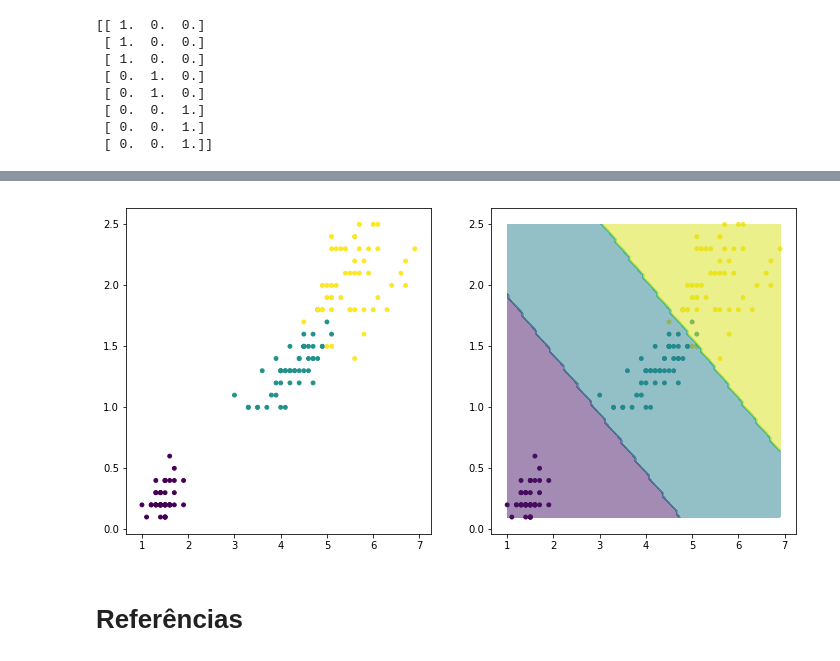
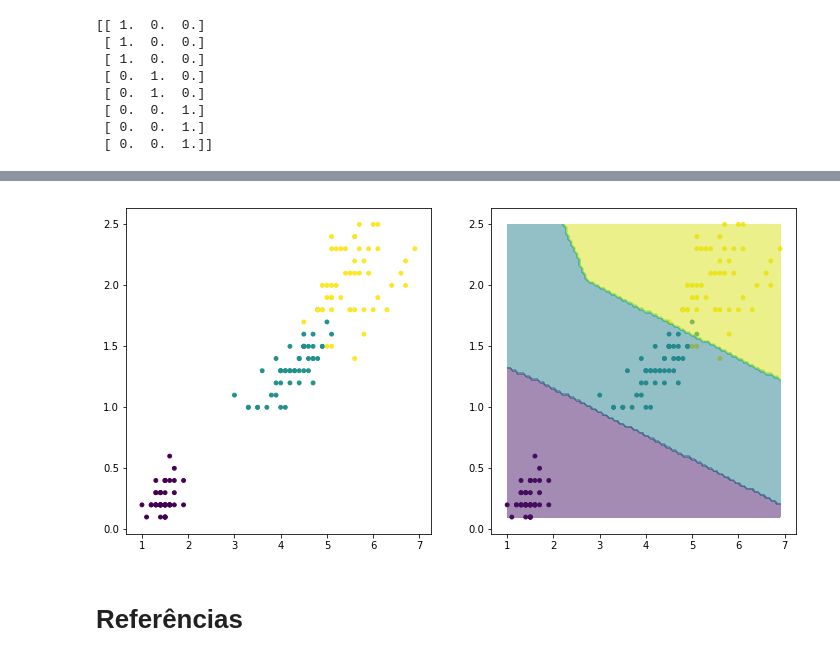
Before and after one commit to arnaldog12/Manual-Pratico-Deep-Learning, a Jupyter notebook: Rede Neural.ipynb, the cells around one changed output, grey strips where cells are left out. Drawn from its saved outputs; the diff is of its cells as text; code cells hidden in the pictures.

```diff
--- a/Rede Neural.ipynb
+++ b/Rede Neural.ipynb
@@ -1268,11 +1282,11 @@ print(y_onehot[::20])
 # %%
 D_in, D_out = x.shape[1], y_onehot.shape[1]
 
-nn = NeuralNetwork(cost_func=softmax_neg_log_likelihood, learning_rate=1e-2, momentum=0.9)
+nn = NeuralNetwork(cost_func=softmax_neg_log_likelihood, learning_rate=1e-1, momentum=0.9)
 nn.layers.append(Layer(input_dim=D_in, output_dim=2, activation=relu))
 nn.layers.append(Layer(input_dim=2, output_dim=D_out, activation=linear))
 
-nn.fit(x, y_onehot, epochs=5000, verbose=500)
+nn.fit(x, y_onehot, epochs=2000, verbose=200)
 
 y_pred = np.argmax(nn.predict(x), axis=1)
 print('Acurácia: {:.2f}%'.format(100*accuracy_score(y, y_pred)))
@@ -1293,5 +1307,5 @@ epoch: 5000/5000 loss_train: 0.18480296 + 0.00000000 = 0.18480296 loss_val = 0.1
 Acurácia: 96.00%
-[figure, old version]
+[figure, new version]
 # %% [markdown]
 # Referências
 # %% [markdown]
```
Also changed, not shown: parts of 30 cells of this notebook, 1 other file.
